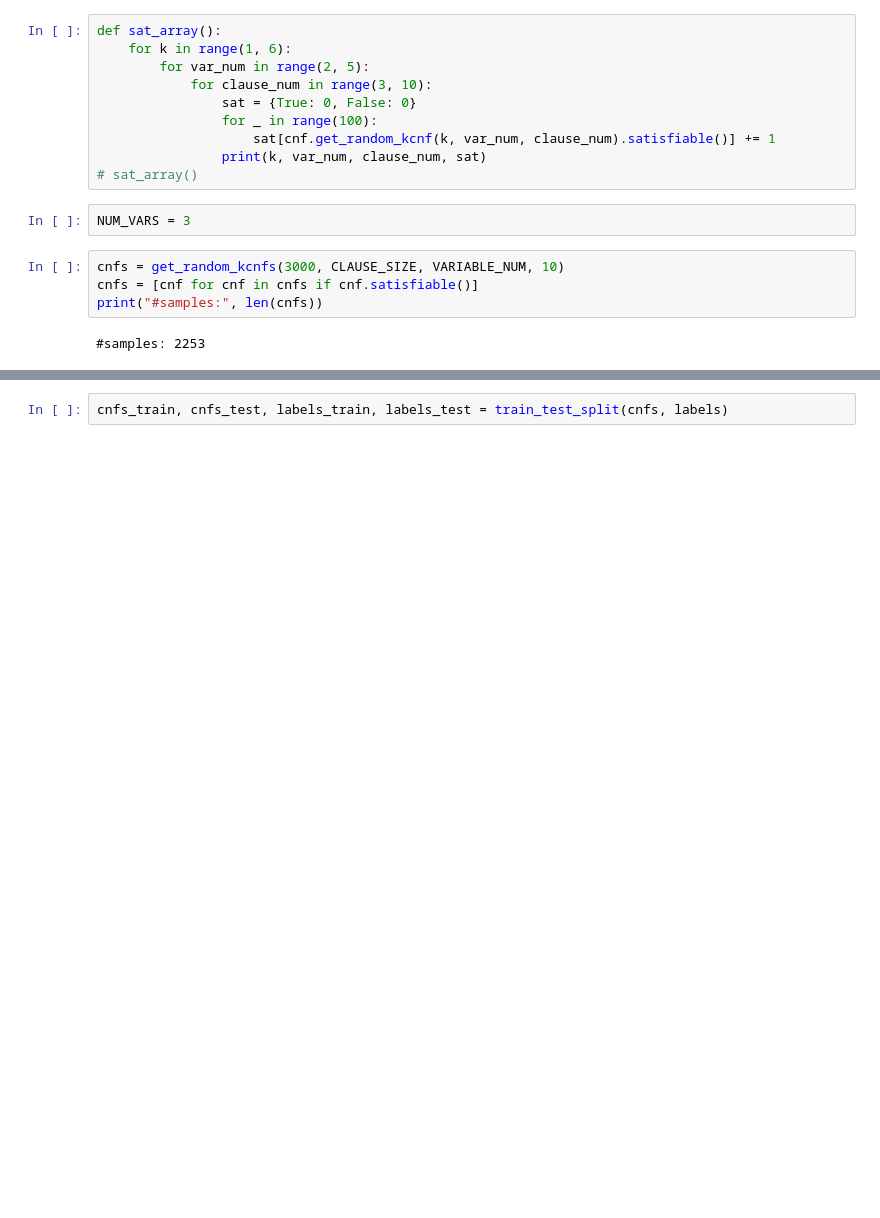
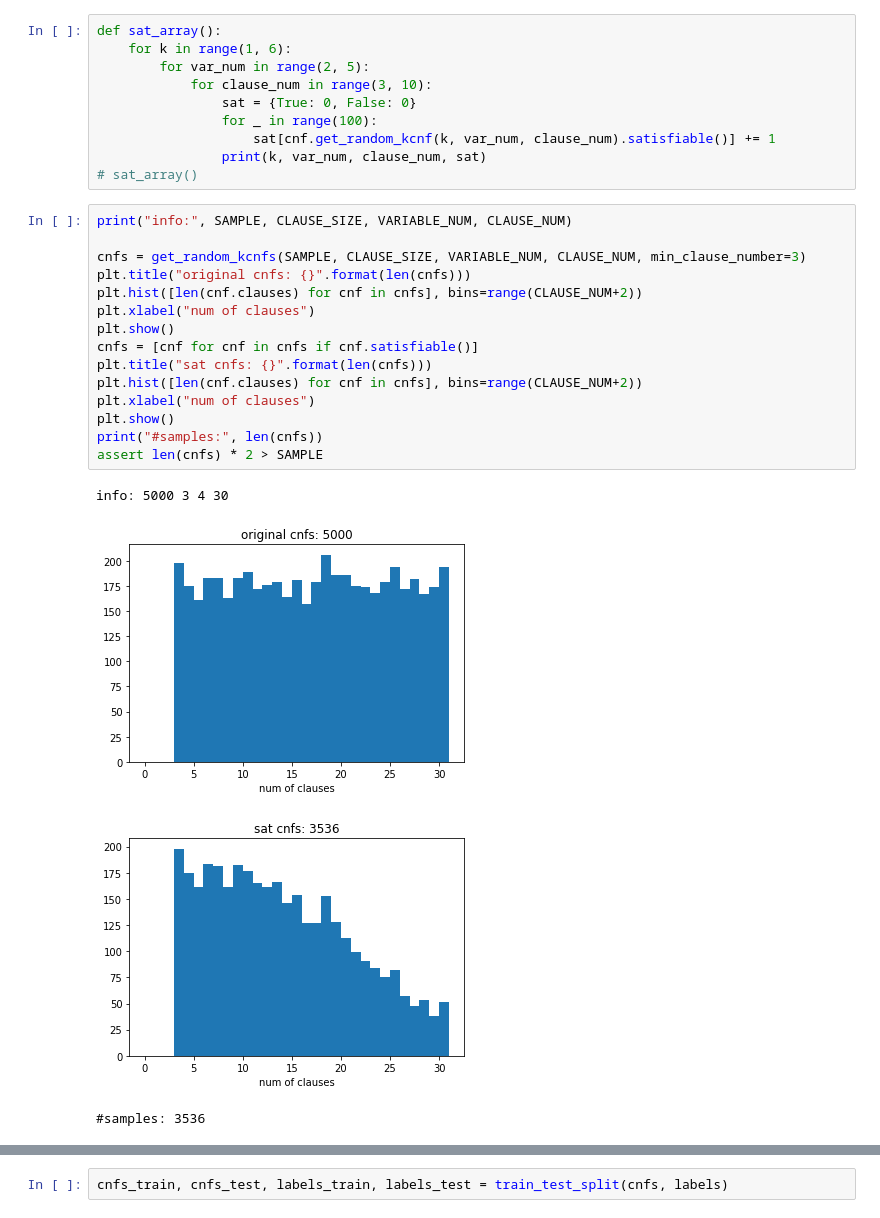
Before and after one commit to mluszczyk/deepsat, a Jupyter notebook: LSTM policy.ipynb, the cells around one changed output, grey strips where cells are left out. Cells and saved outputs as stored; diff of their text form; blank space fills up the shorter version.

```diff
--- a/LSTM policy.ipynb
+++ b/LSTM policy.ipynb
@@ -167,14 +91,26 @@ def sat_array():
                     sat[cnf.get_random_kcnf(k, var_num, clause_num).satisfiable()] += 1
                 print(k, var_num, clause_num, sat)
 # sat_array()
-# %%
-NUM_VARS = 3
-# %%
-cnfs = get_random_kcnfs(3000, CLAUSE_SIZE, VARIABLE_NUM, 10)
-cnfs = [cnf for cnf in cnfs if cnf.satisfiable()]
-print("#samples:", len(cnfs))
-# %% [output]
-#samples: 2253
+# %%
+print("info:", SAMPLE, CLAUSE_SIZE, VARIABLE_NUM, CLAUSE_NUM)
+
+cnfs = get_random_kcnfs(SAMPLE, CLAUSE_SIZE, VARIABLE_NUM, CLAUSE_NUM, min_clause_number=3)
+plt.title("original cnfs: {}".format(len(cnfs)))
+plt.hist([len(cnf.clauses) for cnf in cnfs], bins=range(CLAUSE_NUM+2))
+plt.xlabel("num of clauses")
+plt.show()
+cnfs = [cnf for cnf in cnfs if cnf.satisfiable()]
+plt.title("sat cnfs: {}".format(len(cnfs)))
+plt.hist([len(cnf.clauses) for cnf in cnfs], bins=range(CLAUSE_NUM+2))
+plt.xlabel("num of clauses")
+plt.show()
+print("#samples:", len(cnfs))
+assert len(cnfs) * 2 > SAMPLE
+# %% [output]
+info: 5000 3 4 30
+[figure, added]
+[figure, added]
+#samples: 3536
 # %%
 #labels = [cnf.satisfiable() for cnf in cnfs]
 labels = []
```
Also changed, not shown: parts of 10 cells of this notebook, 1 other file.
